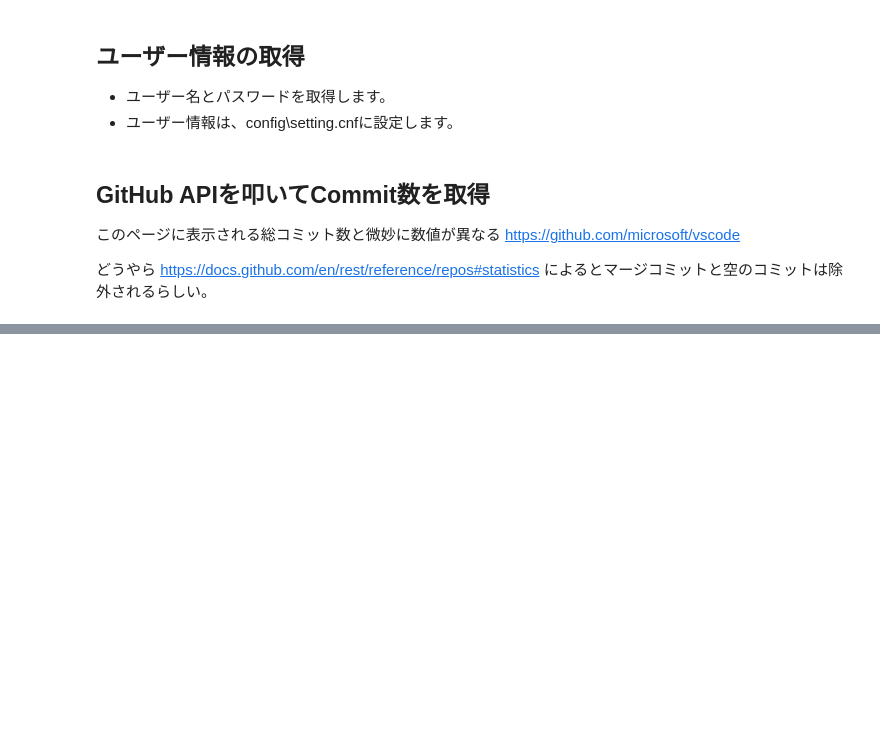
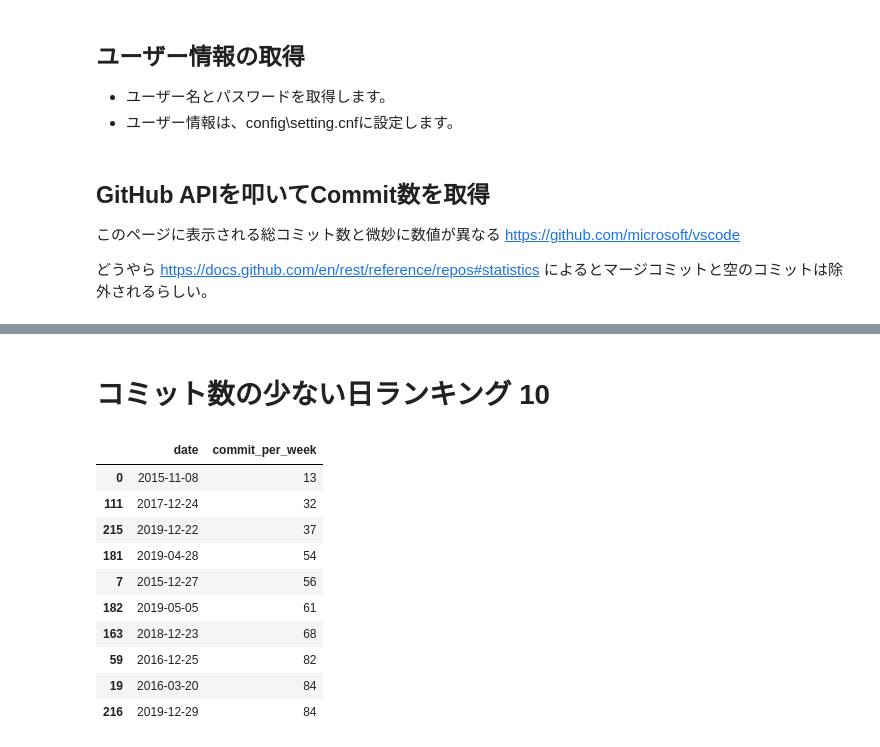
Before and after one commit to zeikomi552/githubapi-python-sample, a Jupyter notebook: src/githubapi-04.ipynb, the cells around one changed output, grey strips where cells are left out. Drawn from its saved outputs; the diff is of its cells as text; code cells hidden in the pictures; blank space fills up the shorter version.

```diff
--- a/src/githubapi-04.ipynb
+++ b/src/githubapi-04.ipynb
@@ -160,0 +110,16 @@ plt.hist(np.log2(df.contributions), bins=30)
+# %% [markdown]
+# コミット数の少ない日ランキング 10
+# %%
+df_cal.sort_values('commit_per_week').head(10)
+# %% [output]
+|  | date | commit_per_week |
+| 0 | 2015-11-08 | 13 |
+| 111 | 2017-12-24 | 32 |
+| 215 | 2019-12-22 | 37 |
+| 181 | 2019-04-28 | 54 |
+| 7 | 2015-12-27 | 56 |
+| 182 | 2019-05-05 | 61 |
+| 163 | 2018-12-23 | 68 |
+| 59 | 2016-12-25 | 82 |
+| 19 | 2016-03-20 | 84 |
+| 216 | 2019-12-29 | 84 |
```
Also changed, not shown: parts of 19 cells of this notebook.
